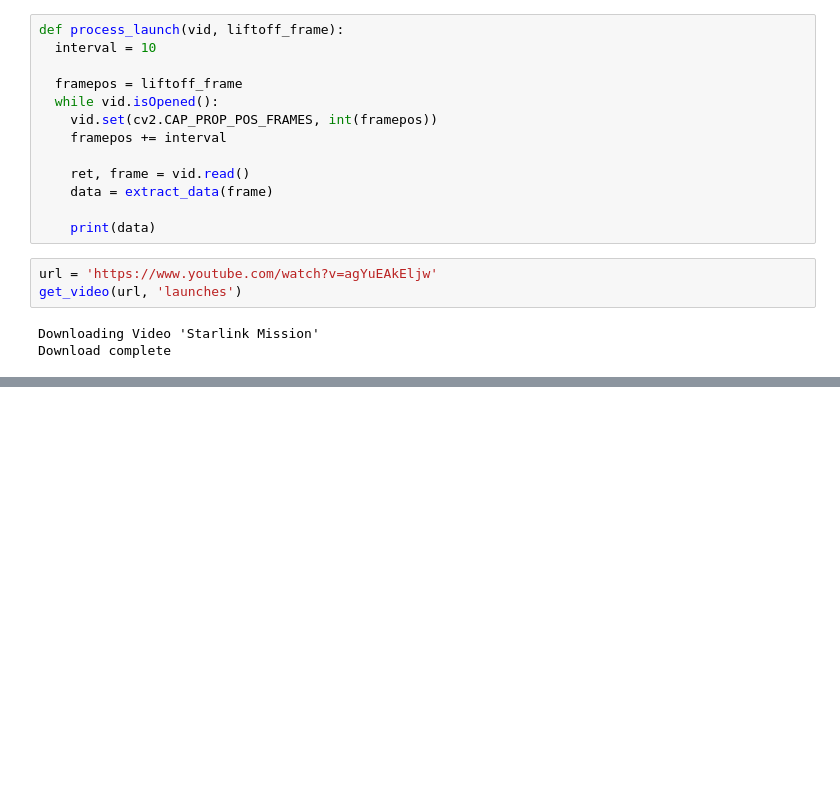
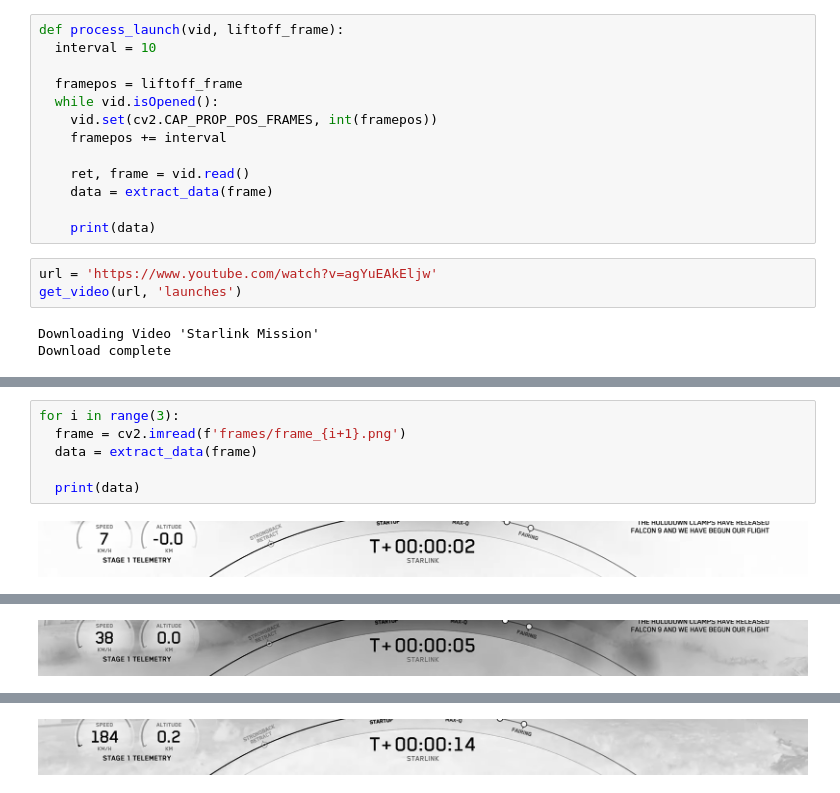
Before and after one commit to manuel-rottschaefer/trajectories, a Jupyter notebook: trajectories.ipynb, the cells around one changed output, grey strips where cells are left out. Saved outputs shown, nothing was run; the diff lists cells and outputs as text; blank space fills up the shorter version.

```diff
--- a/trajectories.ipynb
+++ b/trajectories.ipynb
@@ -169,0 +151,8 @@ KeyboardInterrupt: ignored
+# %%
+for i in range(3):
+  frame = cv2.imread(f'frames/frame_{i+1}.png')
+  data = extract_data(frame)
+
+  print(data)
+# %% [output]
+[figure, added]
@@ -169,0 +160 @@ KeyboardInterrupt: ignored
+[figure, added]
@@ -169,0 +162 @@ KeyboardInterrupt: ignored
+[figure, added]
```
Also changed, not shown: parts of 2 cells of this notebook.
